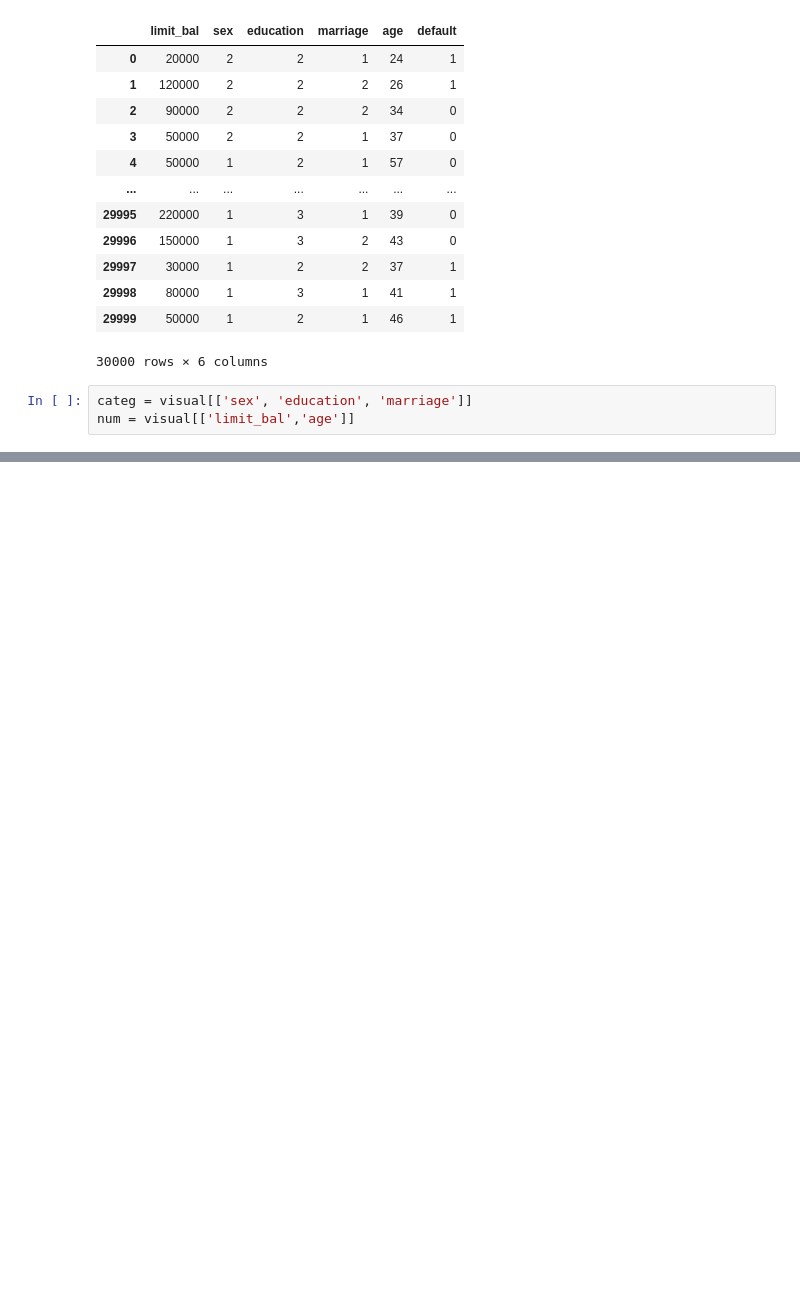
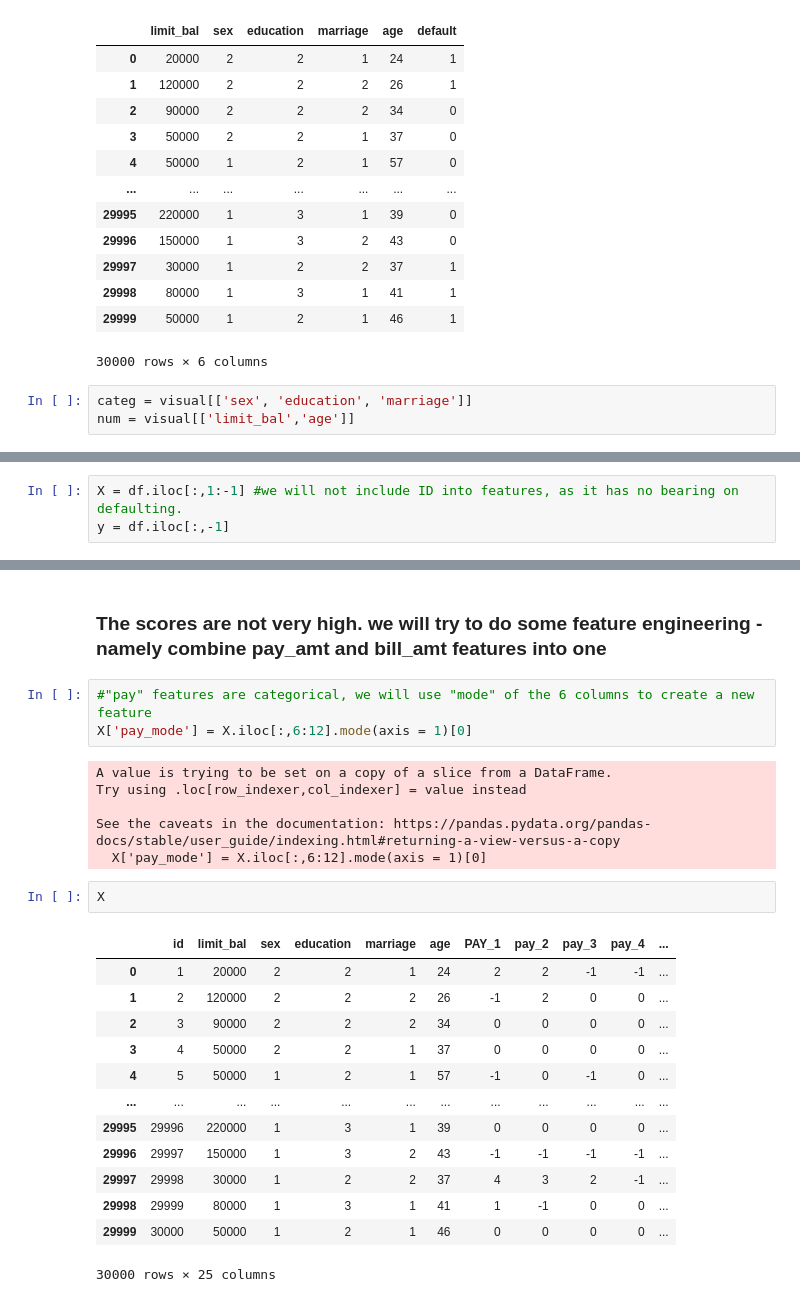
Before and after one commit to Juliana-Yakimchuk/Classif_Credit_Card, a Jupyter notebook: CC_Classification.ipynb, the cells around one changed output, grey strips where cells are left out. Cells and saved outputs as stored; diff of their text form; blank space fills up the shorter version.

```diff
--- a/CC_Classification.ipynb
+++ b/CC_Classification.ipynb
@@ -194,0 +189,3 @@ plt.show();
+# %%
+X = df.iloc[:,1:-1] #we will not include ID into features, as it has no bearing on defaulting.
+y = df.iloc[:,-1]
@@ -194,0 +245,27 @@ plt.show();
+# %% [markdown]
+### The scores are not very high. we will try to do some feature engineering - namely combine pay_amt and bill_amt features into one
+# %%
+#"pay" features are categorical, we will use "mode" of the 6 columns to create a new feature
+X['pay_mode'] = X.iloc[:,6:12].mode(axis = 1)[0]
+# %% [output]
+A value is trying to be set on a copy of a slice from a DataFrame.
+Try using .loc[row_indexer,col_indexer] = value instead
+
+See the caveats in the documentation: https://pandas.pydata.org/pandas-docs/stable/user_guide/indexing.html#returning-a-view-versus-a-copy
+  X['pay_mode'] = X.iloc[:,6:12].mode(axis = 1)[0]
+# %%
+X
+# %% [output]
+|  | id | limit_bal | sex | education | marriage | age | PAY_1 | pay_2 | pay_3 | pay_4 | ... |
+| 0 | 1 | 20000 | 2 | 2 | 1 | 24 | 2 | 2 | -1 | -1 | ... |
+| 1 | 2 | 120000 | 2 | 2 | 2 | 26 | -1 | 2 | 0 | 0 | ... |
+| 2 | 3 | 90000 | 2 | 2 | 2 | 34 | 0 | 0 | 0 | 0 | ... |
+| 3 | 4 | 50000 | 2 | 2 | 1 | 37 | 0 | 0 | 0 | 0 | ... |
+| 4 | 5 | 50000 | 1 | 2 | 1 | 57 | -1 | 0 | -1 | 0 | ... |
+| ... | ... | ... | ... | ... | ... | ... | ... | ... | ... | ... | ... |
+| 29995 | 29996 | 220000 | 1 | 3 | 1 | 39 | 0 | 0 | 0 | 0 | ... |
+| 29996 | 29997 | 150000 | 1 | 3 | 2 | 43 | -1 | -1 | -1 | -1 | ... |
+| 29997 | 29998 | 30000 | 1 | 2 | 2 | 37 | 4 | 3 | 2 | -1 | ... |
+| 29998 | 29999 | 80000 | 1 | 3 | 1 | 41 | 1 | -1 | 0 | 0 | ... |
+| 29999 | 30000 | 50000 | 1 | 2 | 1 | 46 | 0 | 0 | 0 | 0 | ... |
+30000 rows × 25 columns
```
Also changed, not shown: parts of 23 cells of this notebook, 1 other file.
